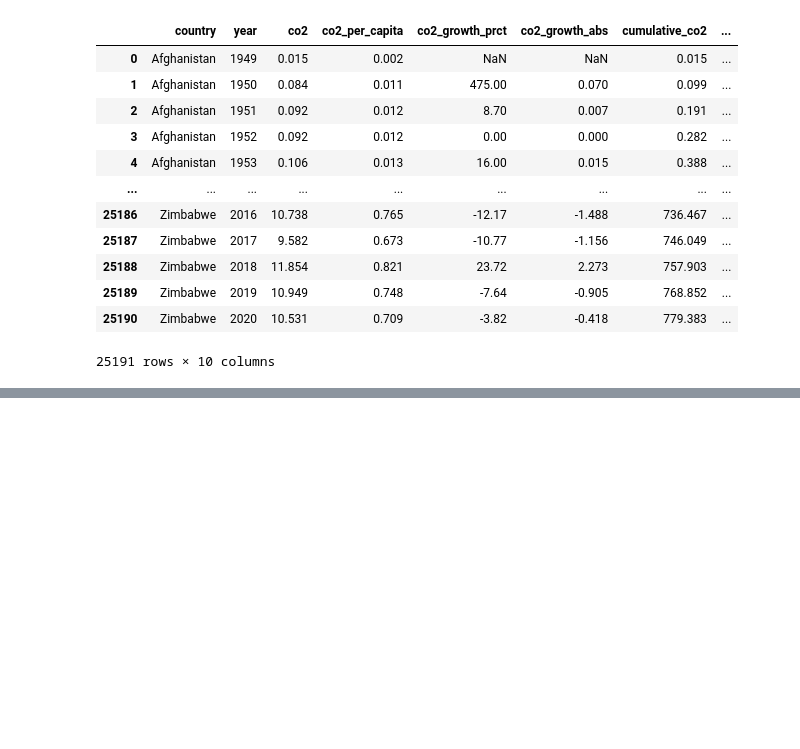
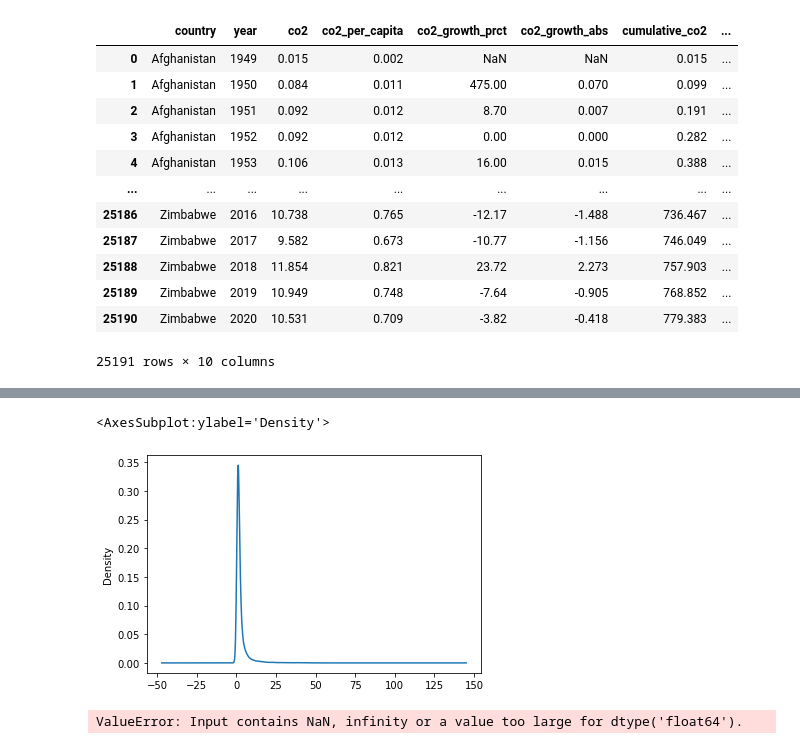
Before and after one commit to moesteelo/Predicting-Temperature-with-CO2-Data, a Jupyter notebook: Jupyter Notebook/Measuring CO2 Prediction.ipynb, the cells around one changed output, grey strips where cells are left out. Cells and saved outputs as stored; diff of their text form; code cells hidden in the pictures; blank space fills up the shorter version.

```diff
--- a/Jupyter Notebook/Measuring CO2 Prediction.ipynb
+++ b/Jupyter Notebook/Measuring CO2 Prediction.ipynb
@@ -86,0 +173,3 @@ dtype: int64
+# %%
+capita_co2_counts= CO2_df.co2_per_capita.value_counts()
+capita_co2_counts
@@ -86,0 +189,14 @@ dtype: int64
+# %%
+capita_co2_counts.plot.density()
+# %% [output]
+<AxesSubplot:ylabel='Density'>
+[figure, added]
+# %%
+# Remove diabetes outcome target from features data
+y = CO2_df.co2
+X = CO2_df.drop(columns="co2")
+
+# Split training/test datasets
+X_train, X_test, y_train, y_test = train_test_split(X, y, random_state=42, stratify=y)
+# %% [output]
+ValueError: Input contains NaN, infinity or a value too large for dtype('float64').
```
Also changed, not shown: parts of 11 cells of this notebook, 2 other files.
